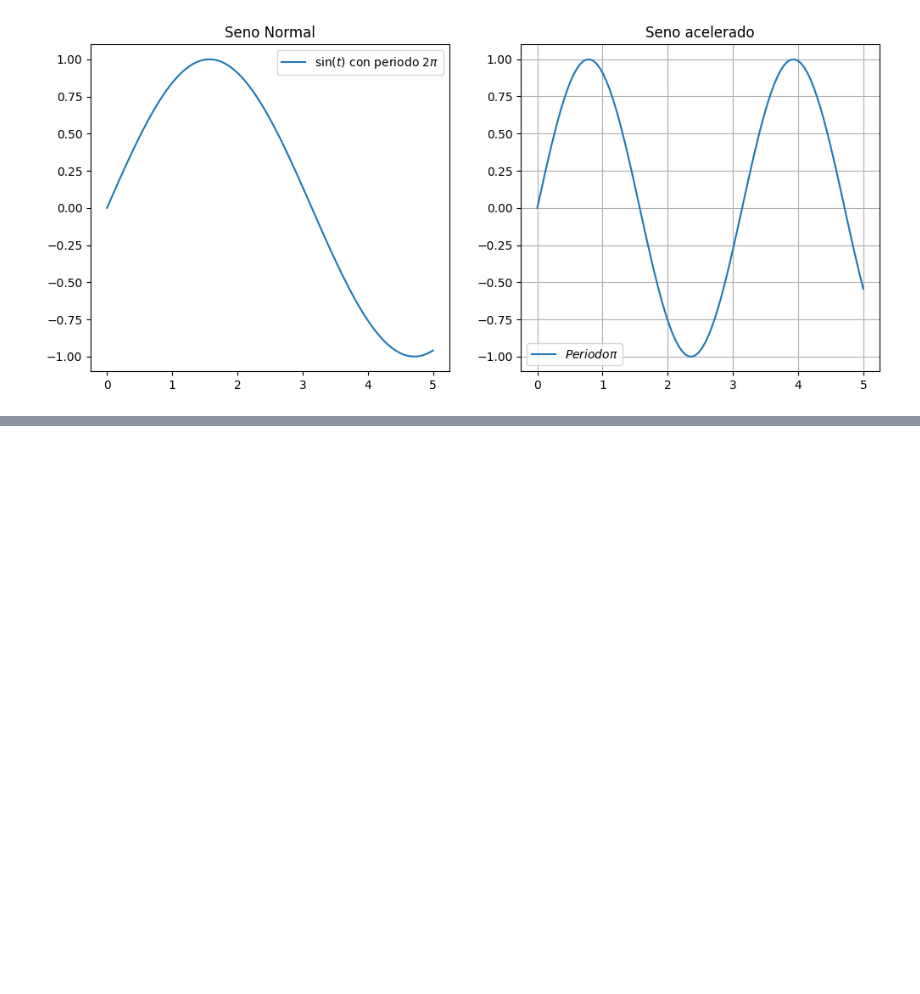
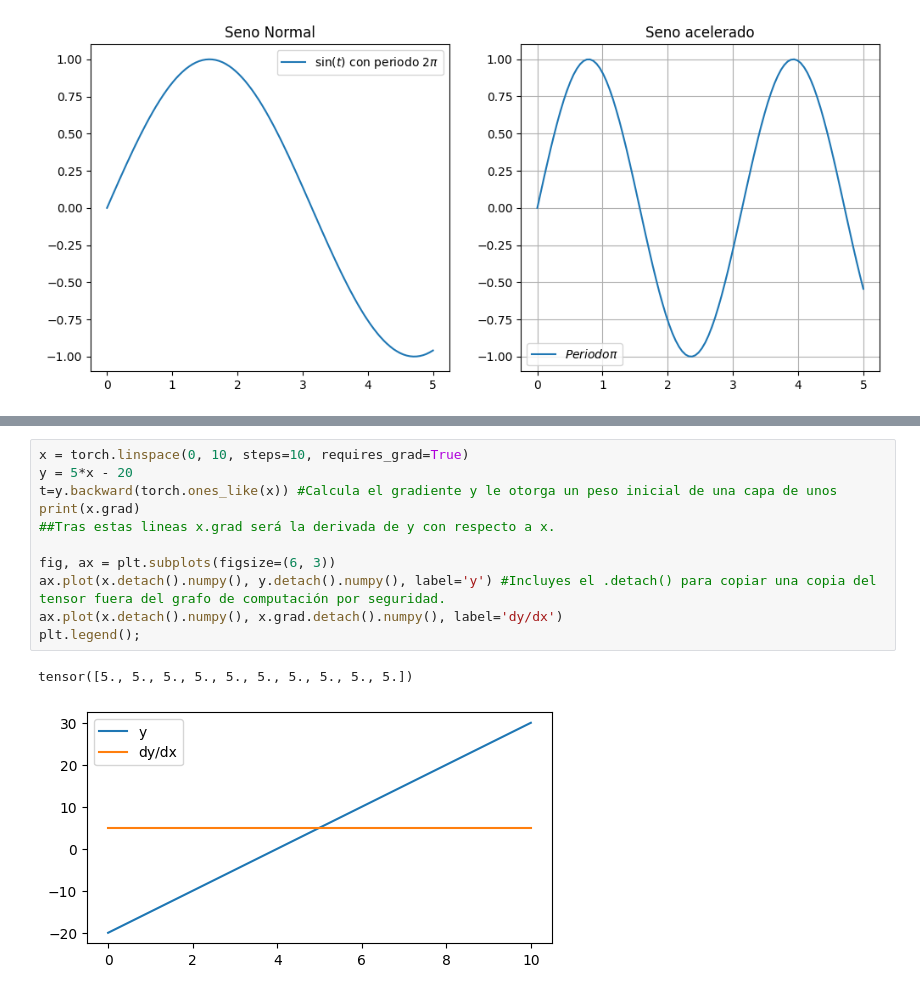
Before and after one commit to dlc37-ua/TESTEANDO, a Jupyter notebook: libreriapytorch.ipynb, the cells around one changed output, grey strips where cells are left out. Drawn from its saved outputs; the diff is of its cells as text; blank space fills up the shorter version.

```diff
--- a/libreriapytorch.ipynb
+++ b/libreriapytorch.ipynb
@@ -55,0 +97,14 @@ La IA dice que 2 * 10 es aproximadamente: 18.10
+# %%
+x = torch.linspace(0, 10, steps=10, requires_grad=True)
+y = 5*x - 20
+t=y.backward(torch.ones_like(x)) #Calcula el gradiente y le otorga un peso inicial de una capa de unos
+print(x.grad)
+##Tras estas lineas x.grad será la derivada de y con respecto a x.
+
+fig, ax = plt.subplots(figsize=(6, 3))
+ax.plot(x.detach().numpy(), y.detach().numpy(), label='y') #Incluyes el .detach() para copiar una copia del tensor fuera del grafo de computación por seguridad.
+ax.plot(x.detach().numpy(), x.grad.detach().numpy(), label='dy/dx')
+plt.legend();
+# %% [output]
+tensor([5., 5., 5., 5., 5., 5., 5., 5., 5., 5.])
+[figure, added]
```
Also changed, not shown: parts of 9 cells of this notebook.
